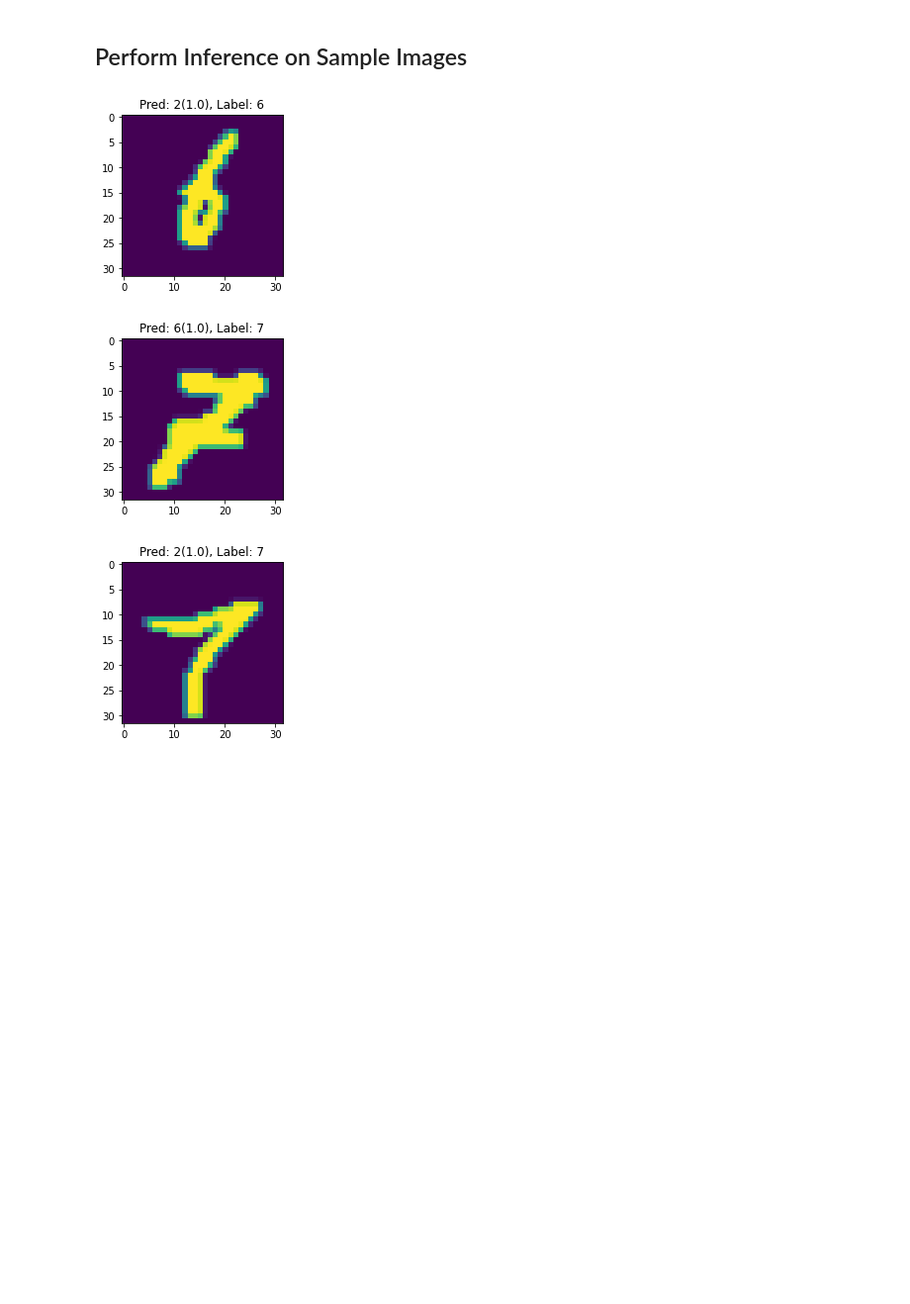
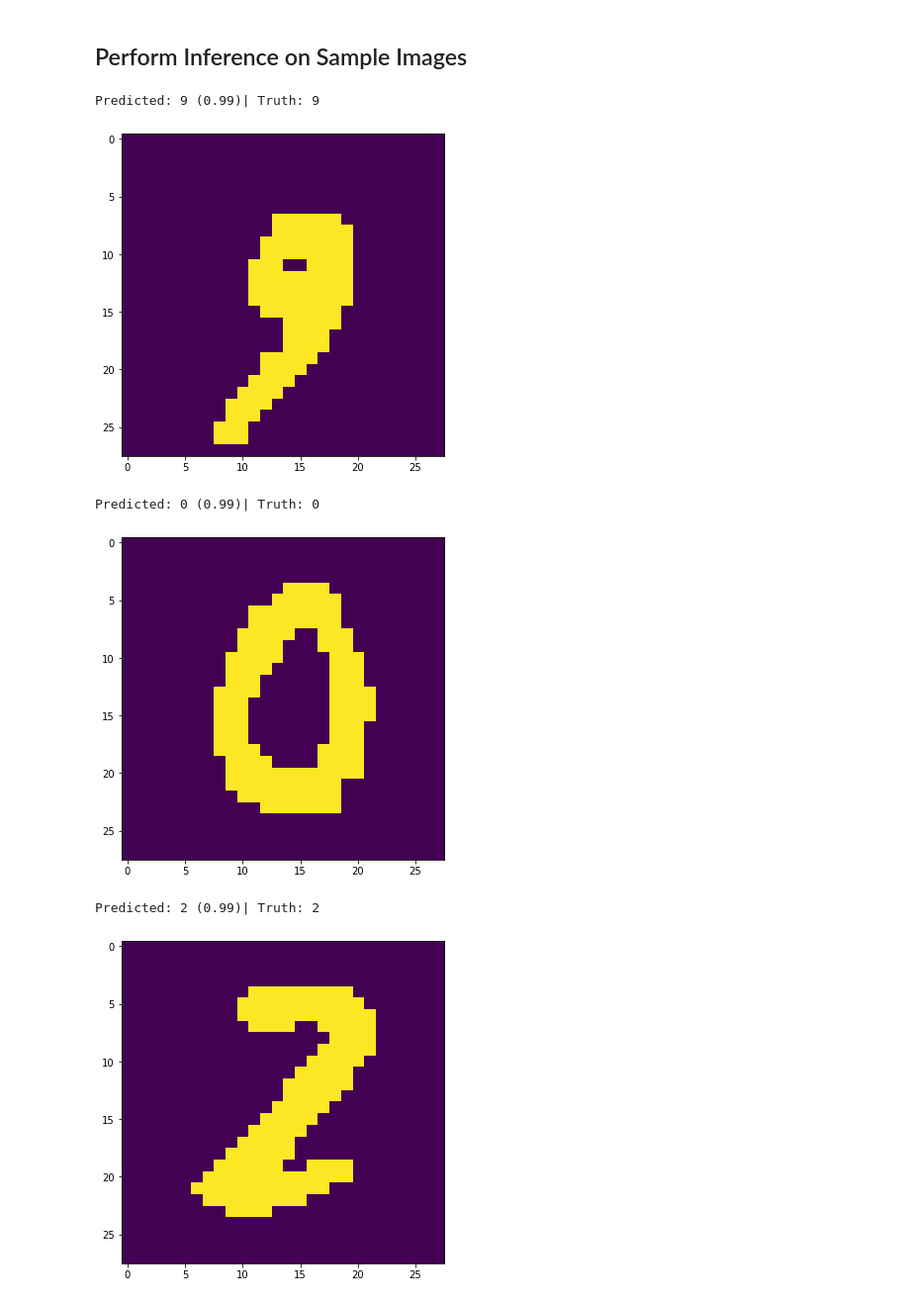
Before and after one commit to DuncanJWood/AI_face_and_digit_classification, a Jupyter notebook: Neural_Network_Digits.ipynb, the cells around one changed output. Shown at 99% size. Drawn from its saved outputs; the diff is of its cells as text; code cells hidden in the pictures; blank space fills up the shorter version.

```diff
--- a/Neural_Network_Digits.ipynb
+++ b/Neural_Network_Digits.ipynb
@@ -527,3 +273,0 @@ def main(system_configuration=SystemConfiguration(), training_configuration=Trai
-# %%
-if required_training:
-    model, epoch_train_loss, epoch_train_acc, epoch_test_loss, epoch_test_acc = main()
@@ -566,12 +273,0 @@ plt.show()
-# %%
-plt.rcParams["figure.figsize"] = (10, 6)
-x = range(len(epoch_train_loss))
-
-plt.figure
-plt.plot(x, epoch_train_acc, color='r', label="train accuracy")
-plt.plot(x, epoch_test_acc, color='b', label="val accuracy")
-plt.xlabel('epoch no.')
-plt.ylabel('loss')
-plt.legend(loc='upper right')
-plt.title('Training and Validation Accuracy')
-plt.show()
@@ -594,0 +313,4 @@ cnn_model.load_state_dict(torch.load(model_path))
+# %%
+model, train_acc, test_acc, t = main(training_configuration=TrainingConfiguration(percent = 1.0, val = False, epochs = 6))
+print(train_acc)
+print(test_acc)
@@ -620,42 +396,36 @@ def prediction(model, train_config, batch_input):
 # %% [markdown]
 ## Perform Inference on Sample Images
 # %%
-classes = ('0', '1', '2', '3', '4', '5', '6', '7', '8', '9')
-
 batch_size = 5
 train_config = TrainingConfiguration()
 
 if torch.cuda.is_available():
     train_config.device = "cuda"
 else:
     train_config.device = "cpu"
 
 # load testdata with image transformation
-transform = transforms.Compose([
-    transforms.Resize(32),
-    ])
+transform = transforms.Compose([transforms.Resize((32,32))])
 
-test_loader = torch.utils.data.DataLoader(
-    DigitsDataset('test', transform),
-    batch_size=batch_size,
-    shuffle=False,
-    )
+test_loader = torch.utils.data.DataLoader( DigitsDataset(predict = 'test', transform = transform), batch_size=5, shuffle = False)
 
-for data, _ in test_loader:
+display_loader = torch.utils.data.DataLoader( DigitsDataset(predict = 'test', transform = None), batch_size=5, shuffle = False)
+
+for data, label in test_loader:
     # pass the loaded model
-    pred, prob = prediction(cnn_model, train_config, data)
+    preds, probs = prediction(model, train_config, data)
     break
 
-
-plt.rcParams["figure.figsize"] = (3, 3)
-for images, label in test_loader:
-    for i, img in enumerate(images):
-        img = transforms.functional.to_pil_image(img)
-        plt.imshow(img)
-        plt.gca().set_title('Pred: {0}({1:0.2}), Label: {2}'.format(classes[pred[i]], prob[i], classes[label[i]]))
+for data, label in display_loader:
+    for index, img in enumerate(data):
+        print(f"Predicted: {preds[index]} ({float(int(probs[index]*100))/100})| Truth: {label[index]}".format())
+        plt.imshow(img.cpu()[0])
         plt.show()
     break
 # %% [output]
+Predicted: 9 (0.99)| Truth: 9
-[figure, old version]
+[figure, new version]
+Predicted: 0 (0.99)| Truth: 0
-[figure, old version]
+[figure, new version]
+Predicted: 2 (0.99)| Truth: 2
-[figure, old version]
+[figure, new version]
```
Also changed, not shown: parts of 39 cells of this notebook, 2 other files.
